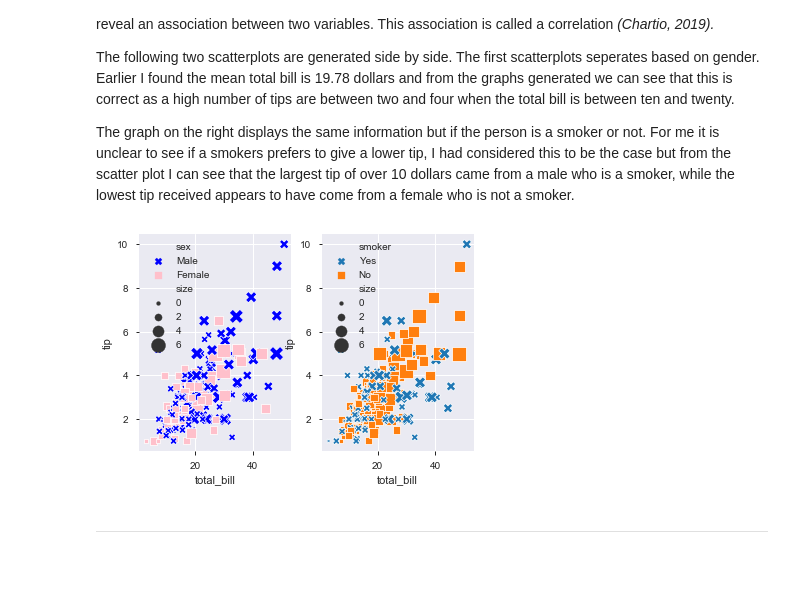
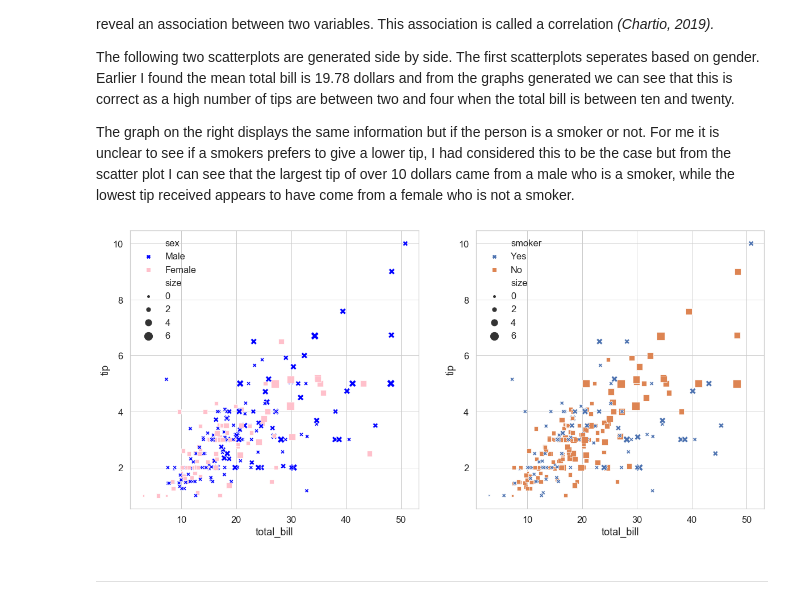
Before and after one commit to richardfeeney7/Fundamentals-Project, a Jupyter notebook: Fundamentals-Project 2019.ipynb, the cells around one changed output. Saved outputs shown, nothing was run; the diff lists cells and outputs as text; code cells hidden in the pictures; blank space fills up the shorter version.

```diff
--- a/Fundamentals-Project 2019.ipynb
+++ b/Fundamentals-Project 2019.ipynb
@@ -410,22 +410,21 @@ The graph on the right displays the same information but if the person is a smok
 # %%
 # ScatterPlot
 # Define Plot Colours. Blue for men, pink for girls
 colours = ["blue", "pink"]
 
 f, axes = plt.subplots(1, 2) # Allow me to generate graphs side by side
-rcParams['figure.figsize'] = 20,9 # Set display size
-
+rcParams['figure.figsize'] = (20,9) # Set display size
 markers = {"Male": "X", "Female" : "s"} # Set the markers to be used in the plots
 sns.scatterplot(x="total_bill", y ="tip", style ="sex", hue="sex", data=tips, size="size", sizes=(15, 200), palette=colours, markers= markers, ax=axes[0])
 
 
 
 # Earlier we seen that the dataset has 93 people that smoke and 151 people dont smoke. Lets view this relationship.
 markers = {"Yes": "X", "No" : "s"}# Set the markers to be used in the plots
 sns.scatterplot(x="total_bill", y ="tip", style ="smoker", markers= markers, size="size", sizes=(15, 200), hue ="smoker",data=tips, ax=axes[1])
 plt.show()
 # %% [output]
-[figure, old version]
+[figure, new version]
 # %% [markdown]
 <hr>
 # %% [markdown]
```
Also changed, not shown: parts of 9 cells of this notebook.
